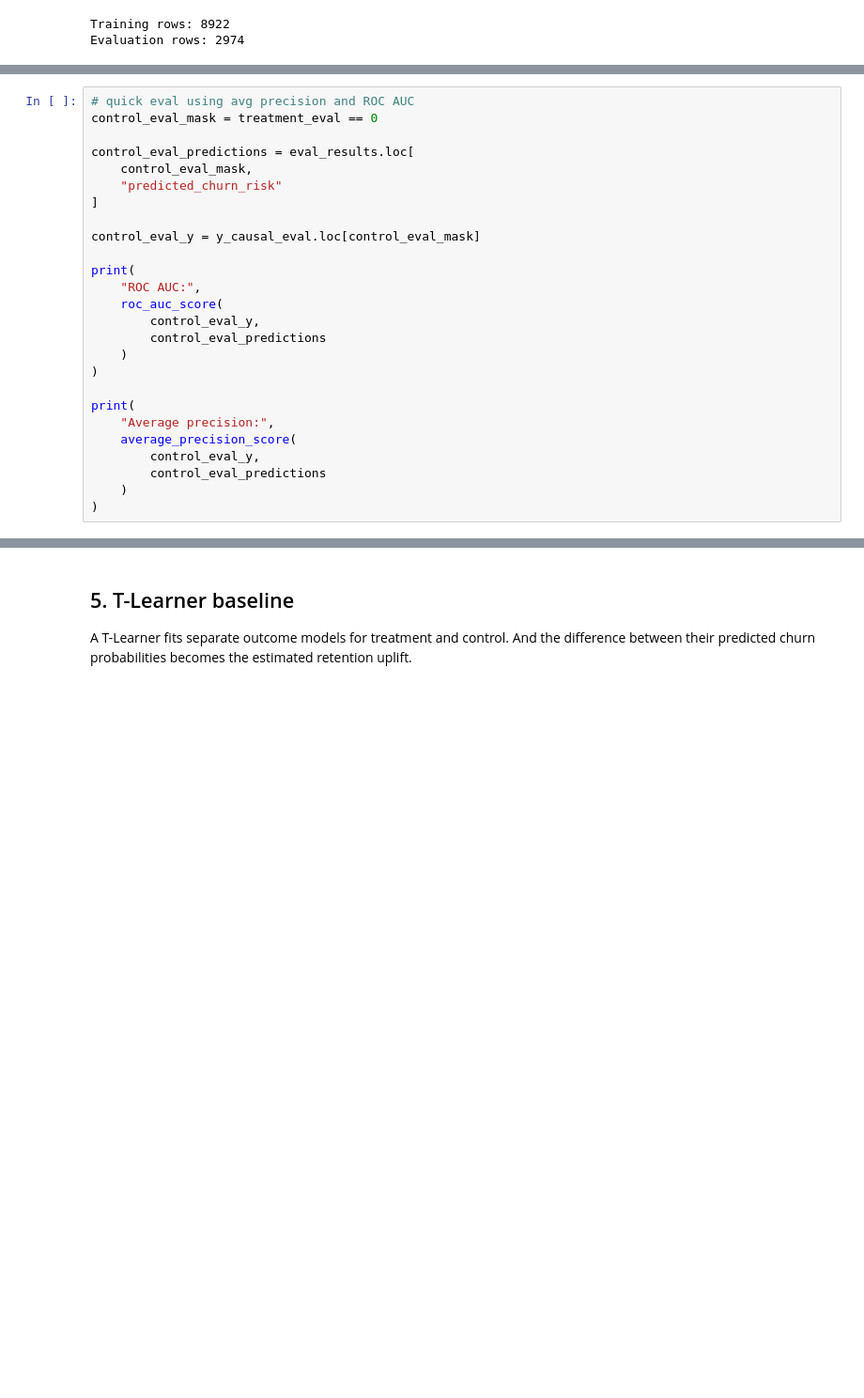
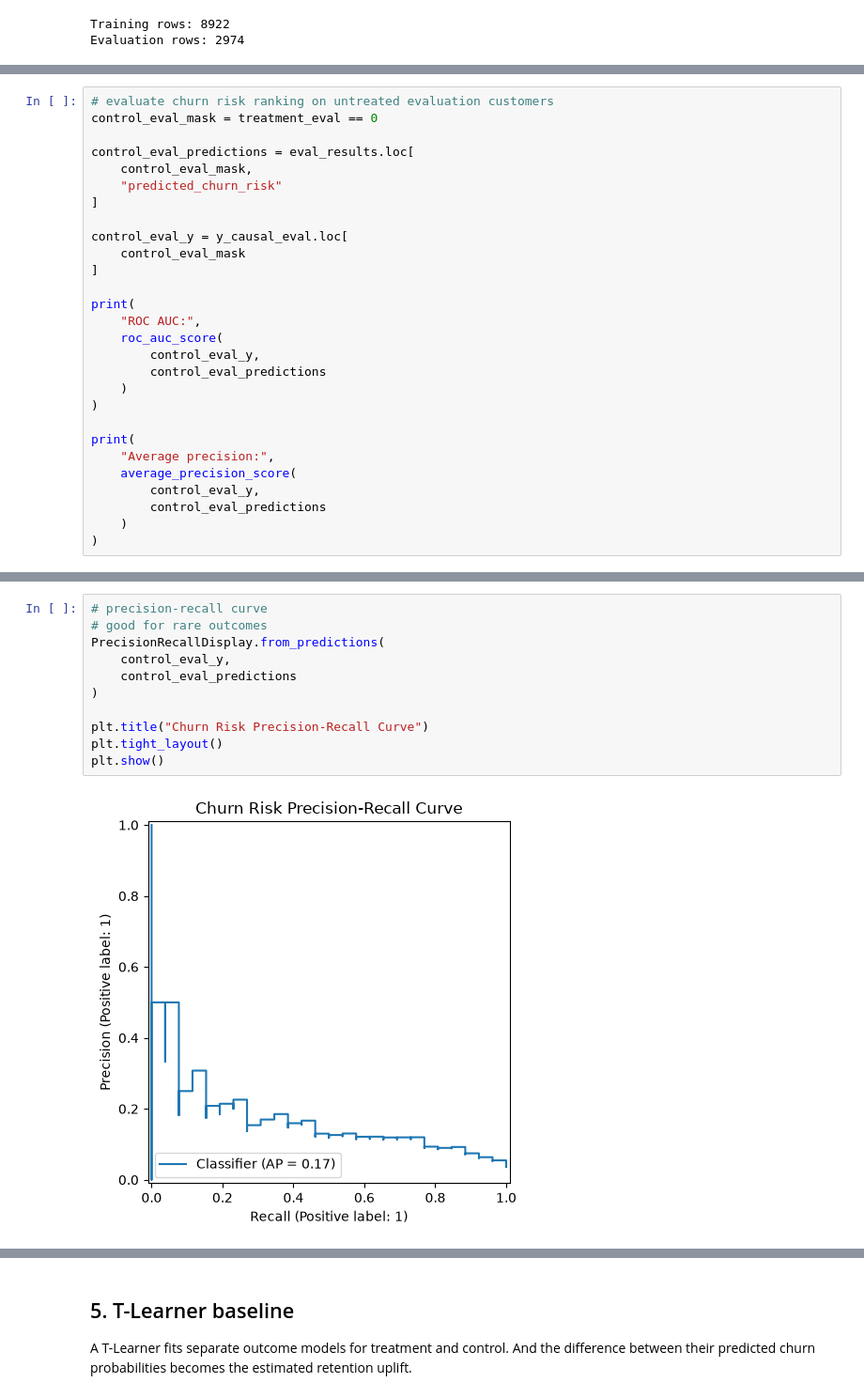
Before and after one commit to ACSanders/beyond-churn, a Jupyter notebook: notebooks/03_causal_uplift_modeling.ipynb, the cells around one changed output, grey strips where cells are left out. Shown at 94% size. Cells and saved outputs as stored; diff of their text form; blank space fills up the shorter version.

```diff
--- a/notebooks/03_causal_uplift_modeling.ipynb
+++ b/notebooks/03_causal_uplift_modeling.ipynb
@@ -187,6 +211,6 @@ max         0.268299
 Name: Predicted churn risk score, dtype: float64
 # %%
-# quick eval using avg precision and ROC AUC
+# evaluate churn risk ranking on untreated evaluation customers
 control_eval_mask = treatment_eval == 0
 
 control_eval_predictions = eval_results.loc[
@@ -194,7 +218,9 @@ control_eval_predictions = eval_results.loc[
     "predicted_churn_risk"
 ]
 
-control_eval_y = y_causal_eval.loc[control_eval_mask]
+control_eval_y = y_causal_eval.loc[
+    control_eval_mask
+]
 
 print(
     "ROC AUC:",
@@ -217 +243,14 @@ Average precision: 0.2147477133988203
+# %%
+# precision-recall curve
+# good for rare outcomes
+PrecisionRecallDisplay.from_predictions(
+    control_eval_y,
+    control_eval_predictions
+)
+
+plt.title("Churn Risk Precision-Recall Curve")
+plt.tight_layout()
+plt.show()
+# %% [output]
+[figure, added]
 # %% [markdown]
```
Also changed, not shown: parts of 18 cells of this notebook.
